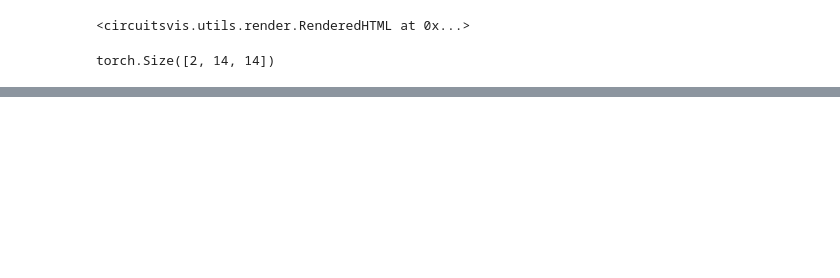
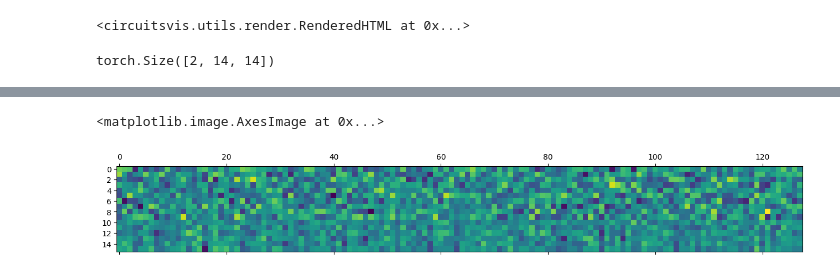
Before and after one commit to JacobAndersson/array_indexing, a Jupyter notebook: notebooks/Exploration.ipynb, the cells around one changed output, grey strips where cells are left out. Cells and saved outputs as stored; diff of their text form; code cells hidden in the pictures; blank space fills up the shorter version.

```diff
--- a/notebooks/Exploration.ipynb
+++ b/notebooks/Exploration.ipynb
@@ -139,0 +219,5 @@ torch.Size([2, 14, 14])
+# %%
+plt.matshow(model.embed.W_E.cpu().detach().numpy())
+# %% [output]
+<matplotlib.image.AxesImage at 0x...>
+[figure, added]
```
Also changed, not shown: parts of 33 cells of this notebook, 1 other file.
